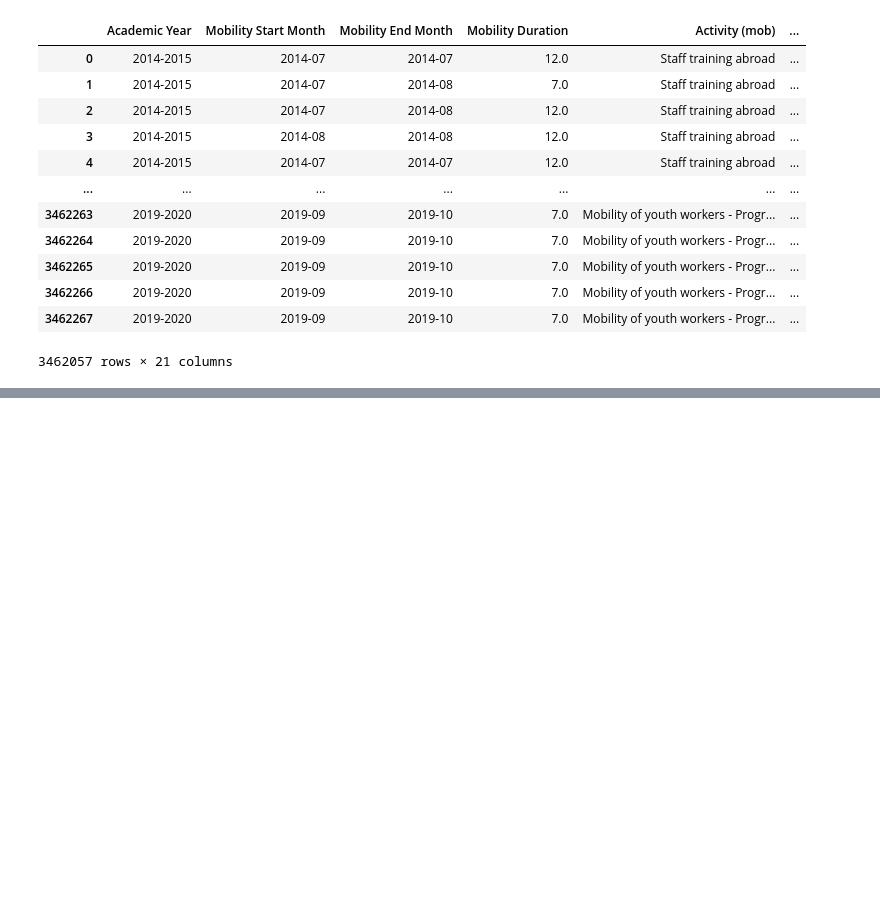
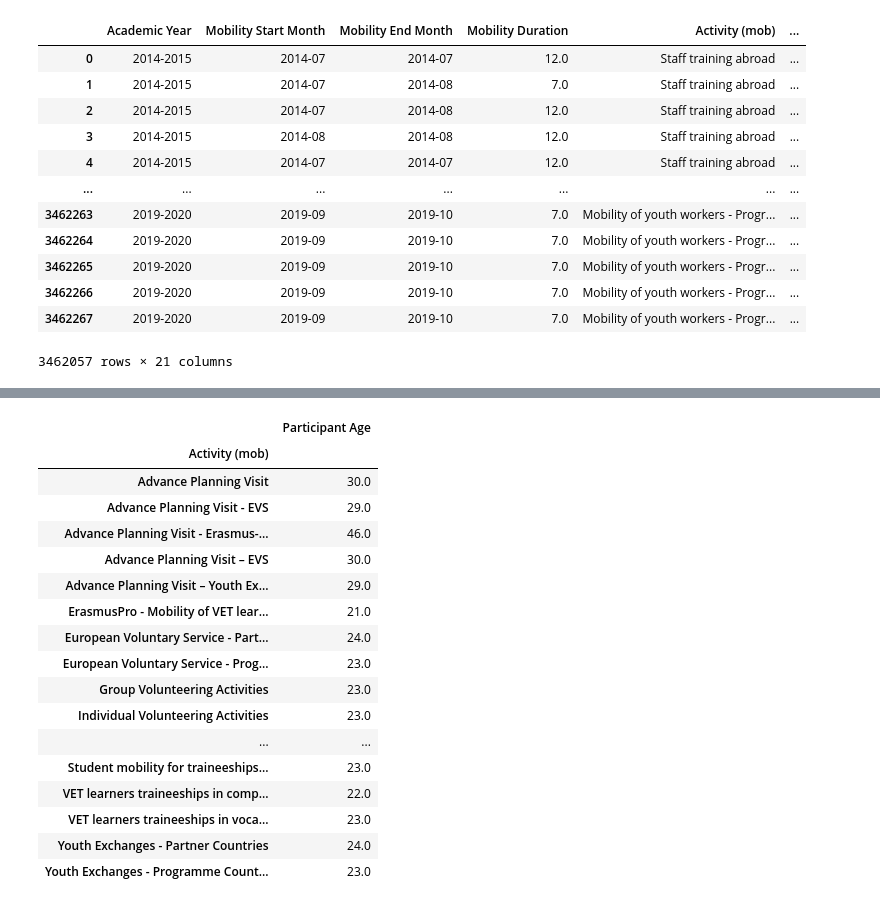
Before and after one commit to tatouti/DatabasePD, a Jupyter notebook: Erasmus_DataAnalysis.ipynb, the cells around one changed output, grey strips where cells are left out. Cells and saved outputs as stored; diff of their text form; code cells hidden in the pictures; blank space fills up the shorter version.

```diff
--- a/Erasmus_DataAnalysis.ipynb
+++ b/Erasmus_DataAnalysis.ipynb
@@ -51,0 +109,25 @@ TypeError: '<' not supported between instances of 'int' and 'str'
+# %%
+mean_ages_from_activity = erasmus_df[['Participant Age','Activity (mob)']].dropna()
+mean_ages_from_activity['Participant Age'] = mean_ages_from_activity['Participant Age'].astype('int')
+mean_ages_from_activity = round(mean_ages_from_activity.groupby('Activity (mob)').mean())
+
+mean_ages_from_activity
+# %% [output]
+|  | Participant Age |
+| Activity (mob) |  |
+| Advance Planning Visit | 30.0 |
+| Advance Planning Visit - EVS | 29.0 |
+| Advance Planning Visit - Erasmus-... | 46.0 |
+| Advance Planning Visit – EVS | 30.0 |
+| Advance Planning Visit – Youth Ex... | 29.0 |
+| ErasmusPro - Mobility of VET lear... | 21.0 |
+| European Voluntary Service - Part... | 24.0 |
+| European Voluntary Service - Prog... | 23.0 |
+| Group Volunteering Activities | 23.0 |
+| Individual Volunteering Activities | 23.0 |
+| ... | ... |
+| Student mobility for traineeships... | 23.0 |
+| VET learners traineeships in comp... | 22.0 |
+| VET learners traineeships in voca... | 23.0 |
+| Youth Exchanges - Partner Countries | 24.0 |
+| Youth Exchanges - Programme Count... | 23.0 |
```
Also changed, not shown: parts of 17 cells of this notebook.
